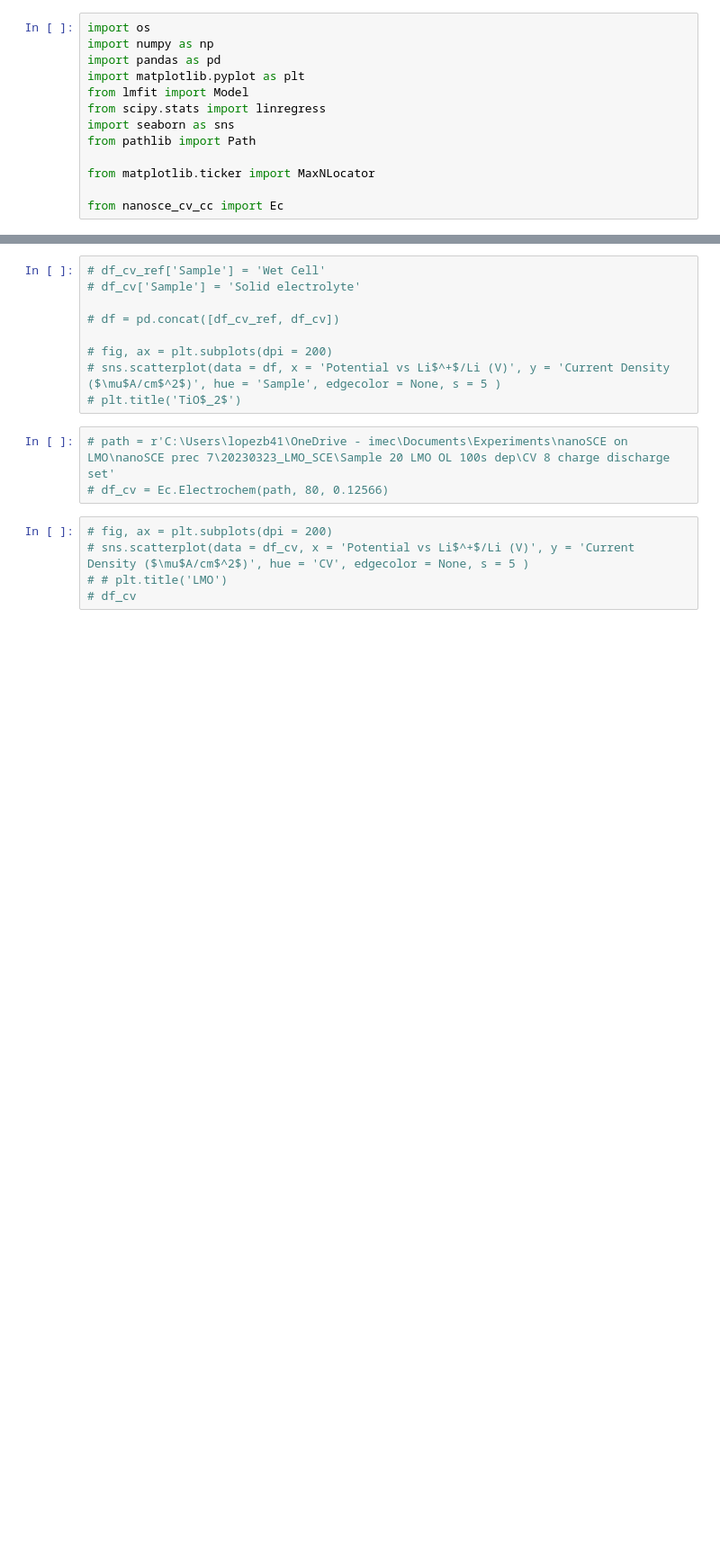
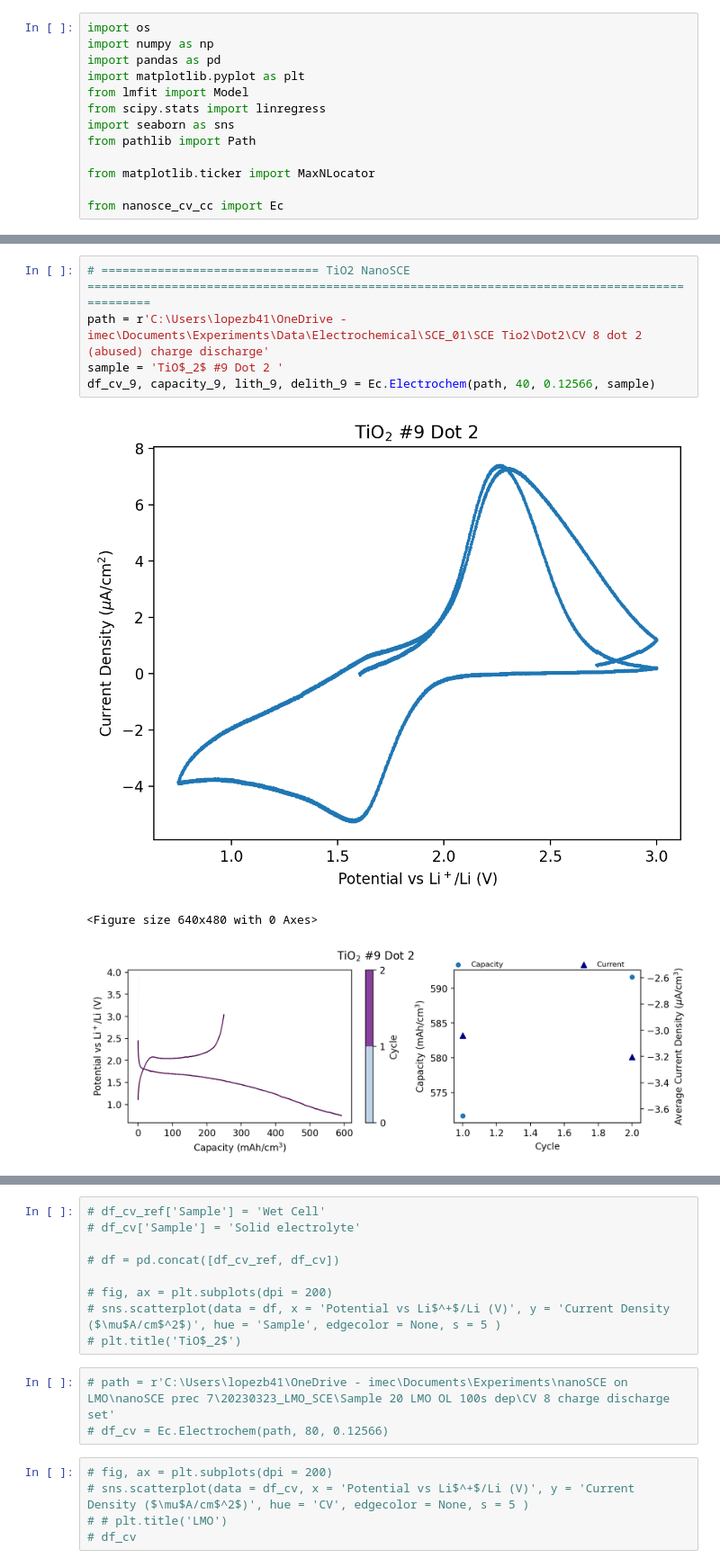
Before and after one commit to ridcil/Code, a Jupyter notebook: NanoSCE.ipynb, the cells around one changed output, grey strips where cells are left out. Shown at 90% size. Cells and saved outputs as stored; diff of their text form; blank space fills up the shorter version.

```diff
--- a/NanoSCE.ipynb
+++ b/NanoSCE.ipynb
@@ -21,0 +22,9 @@ print(capacity)
+# %%
+# =============================== TiO2 NanoSCE ==============================================================================================
+path = r'C:\Users\lopezb41\OneDrive - imec\Documents\Experiments\Data\Electrochemical\SCE_01\SCE Tio2\Dot2\CV 8 dot 2 (abused) charge discharge'
+sample = 'TiO$_2$ #9 Dot 2 '
+df_cv_9, capacity_9, lith_9, delith_9 = Ec.Electrochem(path, 40, 0.12566, sample)
+# %% [output]
+[figure, added]
+<Figure size 640x480 with 0 Axes>
+[figure, added]
```
Also changed, not shown: parts of 5 cells of this notebook, 1 other file.
